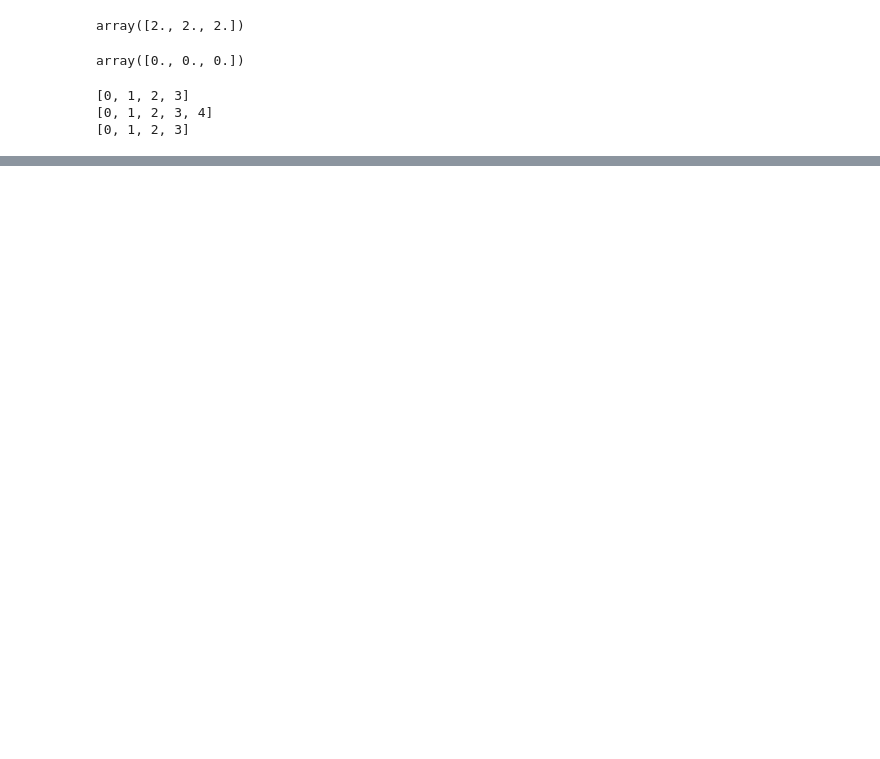
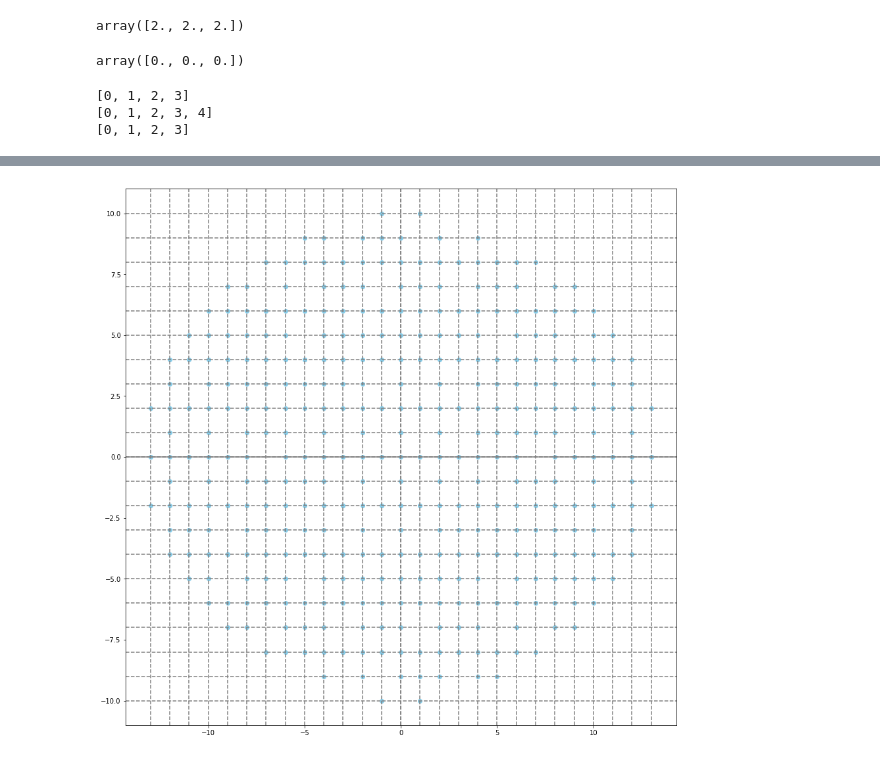
Before and after one commit to mmalenta/beam_tiling, a Jupyter notebook: Tiling.ipynb, the cells around one changed output, grey strips where cells are left out. Saved outputs shown, nothing was run; the diff lists cells and outputs as text; code cells hidden in the pictures; blank space fills up the shorter version.

```diff
--- a/Tiling.ipynb
+++ b/Tiling.ipynb
@@ -333,0 +422,17 @@ ax.scatter(testbeams[:, 0], testbeams[:, 1])
+# %%
+fig = plt.figure(figsize=(15,15))
+ax = fig.gca()
+
+ax.scatter(fullynormalised[:, 0], fullynormalised[:, 1], color='skyblue')
+
+ax.axhline(0.0, color='grey')
+
+for column in np.arange(14):
+    ax.axvline(column, color='grey', linestyle='--')
+    ax.axvline(-1.0 * column, color='grey', linestyle='--')
+
+for row in np.arange(11):
+    ax.axhline(row, color='grey', linestyle='--')
+    ax.axhline(-1.0 * row, color='grey', linestyle='--')
+# %% [output]
+[figure, added]
```
Also changed, not shown: parts of 5 cells of this notebook, 1 other file.
